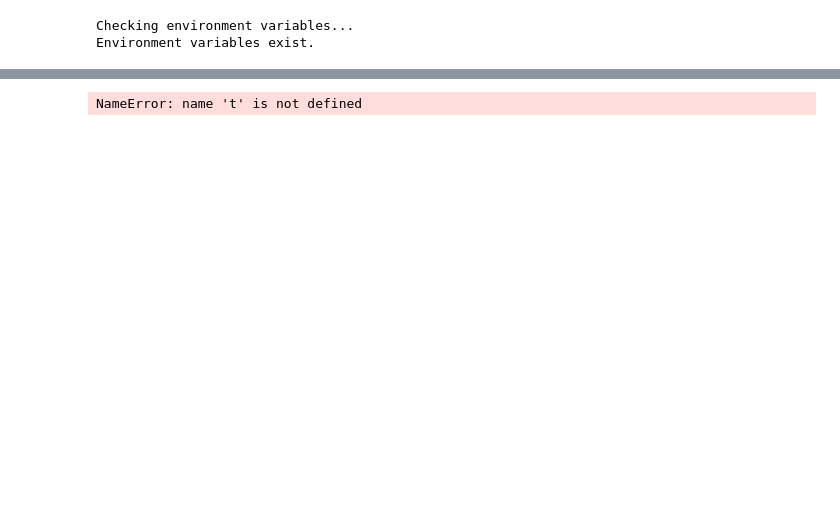
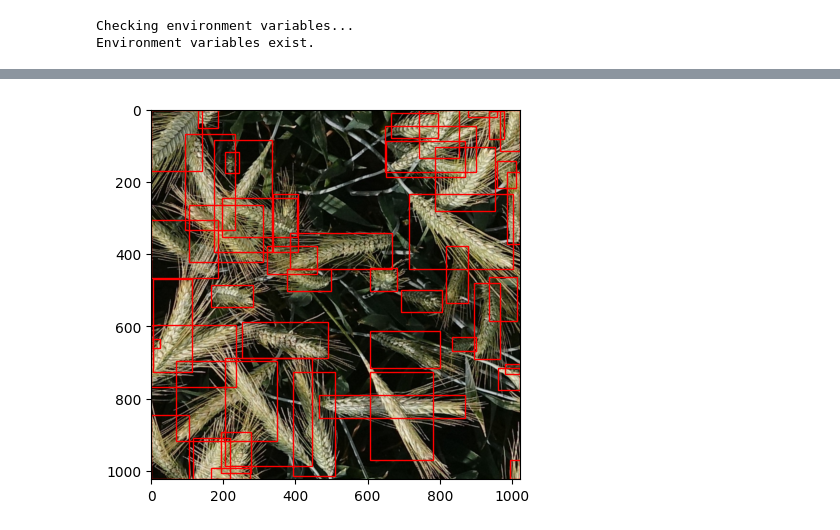
Before and after one commit to JakubSzukala/jszukala-masters-degree-proj, a Jupyter notebook: main.ipynb, the cells around one changed output, grey strips where cells are left out. Saved outputs shown, nothing was run; the diff lists cells and outputs as text; code cells hidden in the pictures; blank space fills up the shorter version.

Commit message:
Integrate adapter with yolo dataset

```diff
--- a/main.ipynb
+++ b/main.ipynb
@@ -24,20 +38,16 @@ Environment variables exist.
+# %%
+adapter = GwhdToYoloAdapter(os.path.join(DATASET_ROOT_DIR, 'images'), df, None)
+image, xyxy_bboxes, class_ids, image_id, image_hw = adapter[0]
 # %%
 from matplotlib import pyplot as plt
 from matplotlib.patches import Rectangle
 
-%matplotlib inline
-#bboxes = t._load_target(0, 'bboxes')
-#img = t._load_image(0)
 
-img, bboxes, labels = t[0]
-
-# Check if image and targets are loaded correctly
-fig, ax = plt.subplots(1)
-ax.imshow(img)
-for bbox in bboxes:
-    height = bbox[3] - bbox[1]
-    width = bbox[2] - bbox[0]
-    rect = Rectangle((bbox[0], bbox[1]), width, height, linewidth=1, edgecolor='r', facecolor='none')
-    ax.add_patch(rect)
+def display_image(image, xyxy_bboxes):
+    fig, ax = plt.subplots(1)
+    ax.imshow(image)
+    for bbox in xyxy_bboxes:
+        height = bbox[3] - bbox[1]
+        width = bbox[2] - bbox[0]
+        rect = Rectangle((bbox[0], bbox[1]), width, height, linewidth=1, edgecolor='r', facecolor='none')
+        ax.add_patch(rect)
-# %% [output]
-NameError: name 't' is not defined
@@ -47,0 +54,10 @@ m = WheatHeadsDataModule('./data/gwhd_2021', 8, None, None)
+# %%
+
+#%matplotlib inline
+#bboxes = t._load_target(0, 'bboxes')
+#img = t._load_image(0)
+
+# Check if image and targets are loaded correctly
+display_image(image, xyxy_bboxes)
+# %% [output]
+[figure, added]
```
Also changed, not shown: parts of 4 cells of this notebook.
